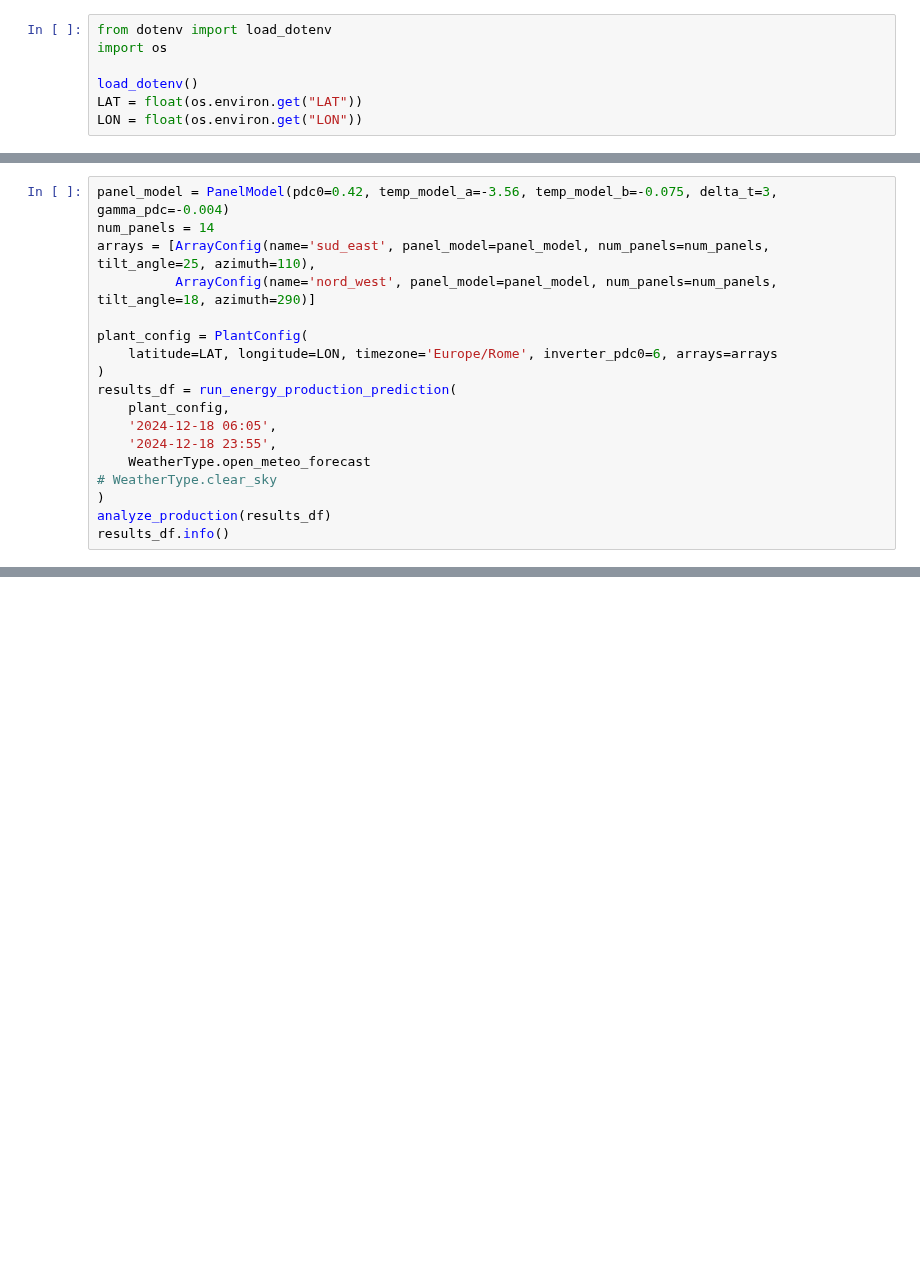
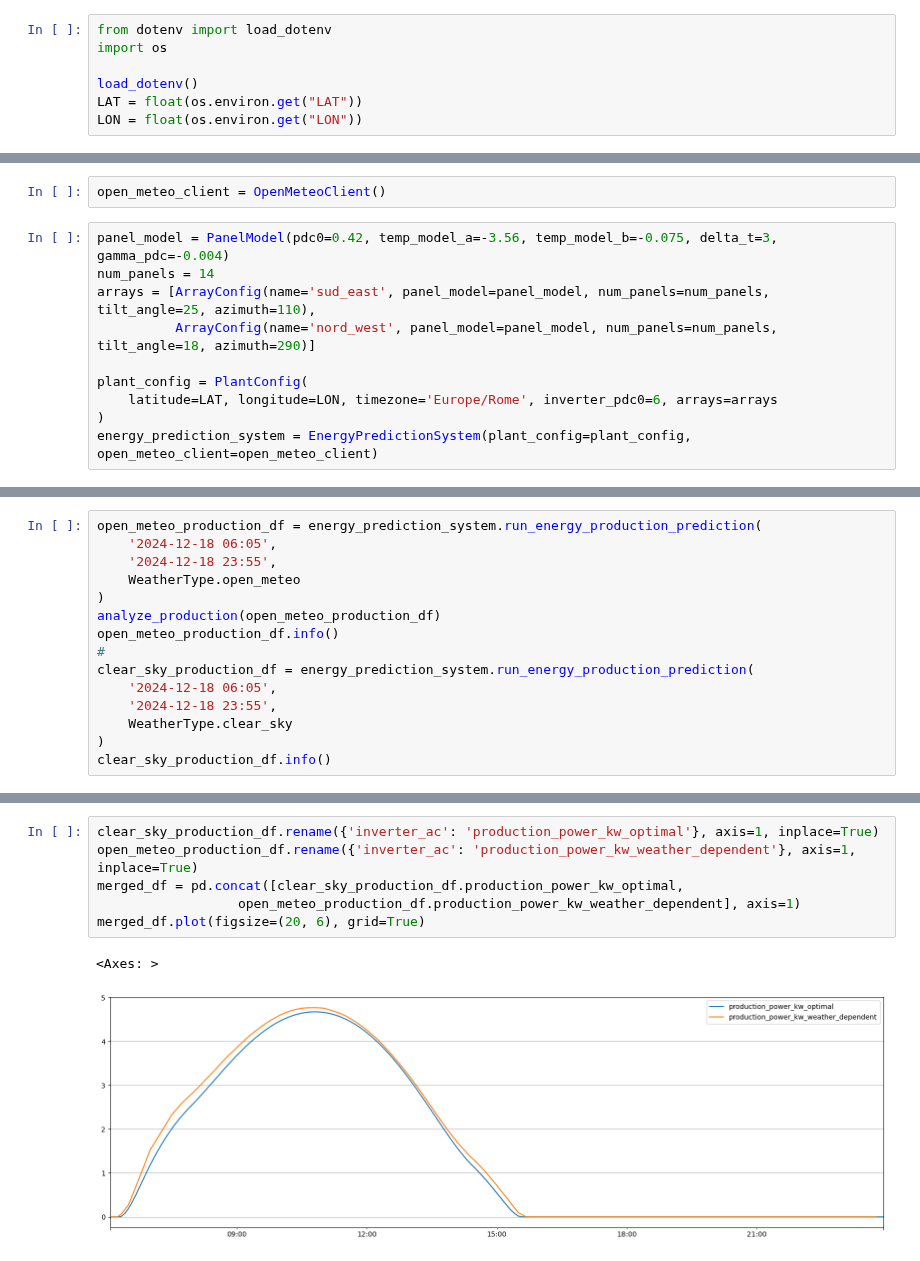
Before and after one commit to EmaR97/EnergyManagementRL, a Jupyter notebook: notebooks/04_pv_production_simulation.ipynb, the cells around one changed output, grey strips where cells are left out. Saved outputs shown, nothing was run; the diff lists cells and outputs as text; blank space fills up the shorter version.

```diff
--- a/notebooks/04_pv_production_simulation.ipynb
+++ b/notebooks/04_pv_production_simulation.ipynb
@@ -17,3 +13,5 @@ LON = float(os.environ.get("LON"))
+# %%
+open_meteo_client = OpenMeteoClient()
 # %%
 panel_model = PanelModel(pdc0=0.42, temp_model_a=-3.56, temp_model_b=-0.075, delta_t=3, gamma_pdc=-0.004)
 num_panels = 14
@@ -23,12 +21,4 @@ arrays = [ArrayConfig(name='sud_east', panel_model=panel_model, num_panels=num_p
 plant_config = PlantConfig(
     latitude=LAT, longitude=LON, timezone='Europe/Rome', inverter_pdc0=6, arrays=arrays
 )
-results_df = run_energy_production_prediction(
-    plant_config,
-    '2024-12-18 06:05',
-    '2024-12-18 23:55',
-    WeatherType.open_meteo_forecast
-# WeatherType.clear_sky
-)
-analyze_production(results_df)
-results_df.info()
+energy_prediction_system = EnergyPredictionSystem(plant_config=plant_config, open_meteo_client=open_meteo_client)
@@ -353,0 +25,15 @@ df
+# %%
+open_meteo_production_df = energy_prediction_system.run_energy_production_prediction(
+    '2024-12-18 06:05',
+    '2024-12-18 23:55',
+    WeatherType.open_meteo
+)
+analyze_production(open_meteo_production_df)
+open_meteo_production_df.info()
+#
+clear_sky_production_df = energy_prediction_system.run_energy_production_prediction(
+    '2024-12-18 06:05',
+    '2024-12-18 23:55',
+    WeatherType.clear_sky
+)
+clear_sky_production_df.info()
@@ -353,0 +62,9 @@ df
+# %%
+clear_sky_production_df.rename({'inverter_ac': 'production_power_kw_optimal'}, axis=1, inplace=True)
+open_meteo_production_df.rename({'inverter_ac': 'production_power_kw_weather_dependent'}, axis=1, inplace=True)
+merged_df = pd.concat([clear_sky_production_df.production_power_kw_optimal,
+                  open_meteo_production_df.production_power_kw_weather_dependent], axis=1)
+merged_df.plot(figsize=(20, 6), grid=True)
+# %% [output]
+<Axes: >
+[figure, added]
```
Also changed, not shown: parts of 23 cells of this notebook, 14 other files.
